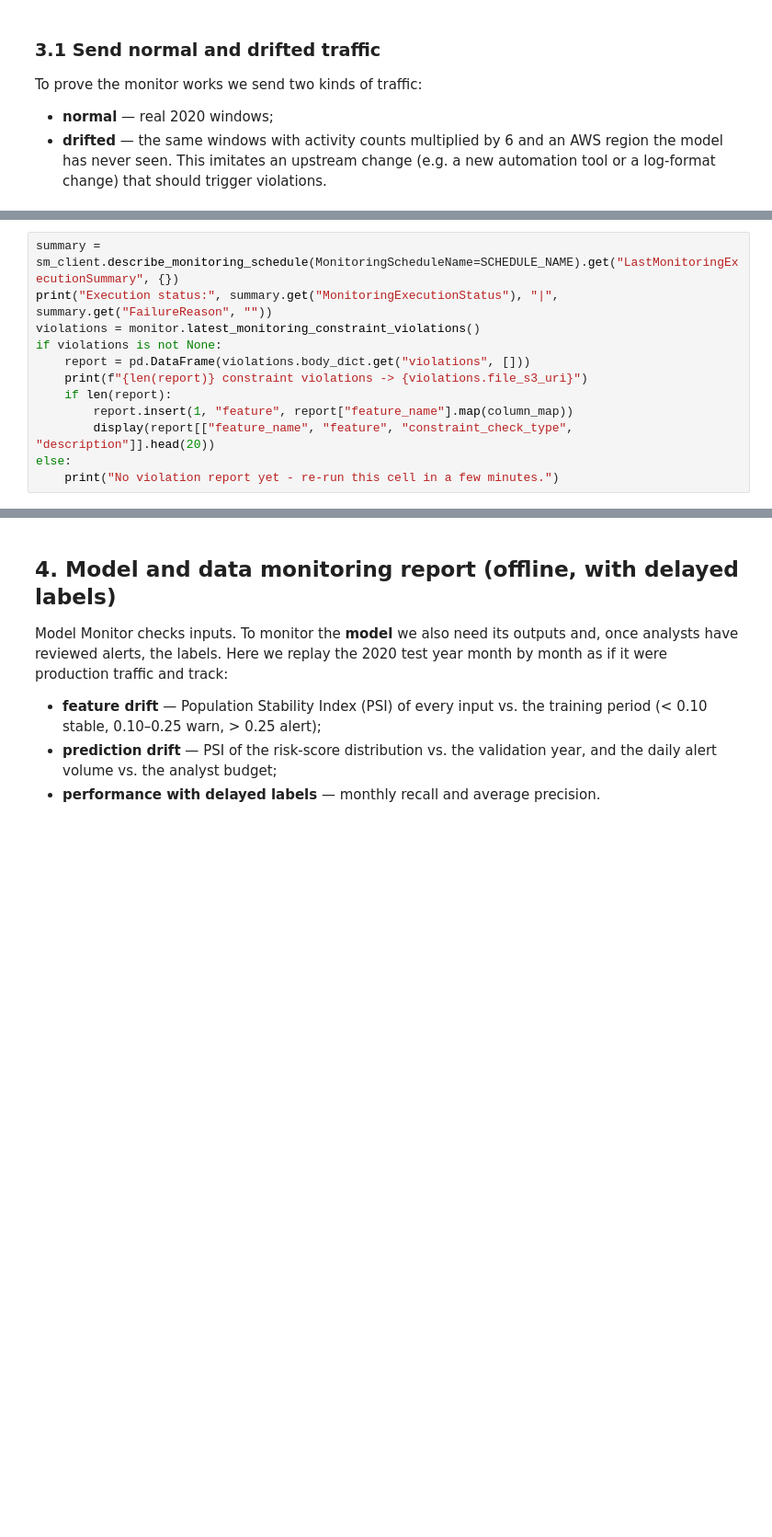
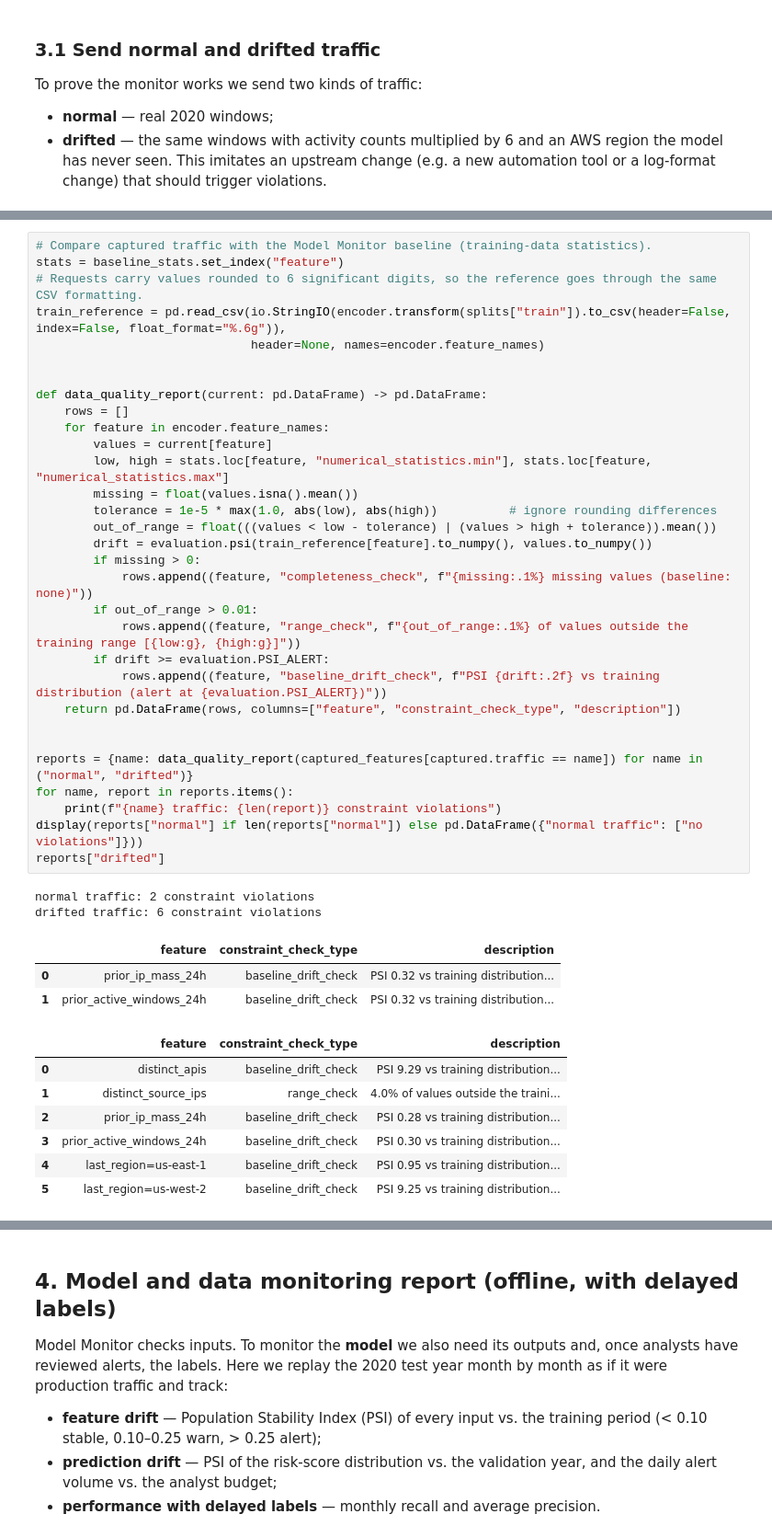
Before and after one commit to JagdishMane/AWS_CloudTrail_Suspicious_Activity_Classifier, a Jupyter notebook: notebooks/05_monitoring.ipynb, the cells around one changed output, grey strips where cells are left out. Shown at 92% size. Saved outputs shown, nothing was run; the diff lists cells and outputs as text; blank space fills up the shorter version.

```diff
--- a/notebooks/05_monitoring.ipynb
+++ b/notebooks/05_monitoring.ipynb
@@ -226,12 +248,0 @@ while time.time() < deadline:
-# %%
-summary = sm_client.describe_monitoring_schedule(MonitoringScheduleName=SCHEDULE_NAME).get("LastMonitoringExecutionSummary", {})
-print("Execution status:", summary.get("MonitoringExecutionStatus"), "|", summary.get("FailureReason", ""))
-violations = monitor.latest_monitoring_constraint_violations()
-if violations is not None:
-    report = pd.DataFrame(violations.body_dict.get("violations", []))
-    print(f"{len(report)} constraint violations -> {violations.file_s3_uri}")
-    if len(report):
-        report.insert(1, "feature", report["feature_name"].map(column_map))
-        display(report[["feature_name", "feature", "constraint_check_type", "description"]].head(20))
-else:
-    print("No violation report yet - re-run this cell in a few minutes.")
@@ -237,0 +288,44 @@ else:
+# %%
+# Compare captured traffic with the Model Monitor baseline (training-data statistics).
+stats = baseline_stats.set_index("feature")
+# Requests carry values rounded to 6 significant digits, so the reference goes through the same CSV formatting.
+train_reference = pd.read_csv(io.StringIO(encoder.transform(splits["train"]).to_csv(header=False, index=False, float_format="%.6g")),
+                              header=None, names=encoder.feature_names)
+
+
+def data_quality_report(current: pd.DataFrame) -> pd.DataFrame:
+    rows = []
+    for feature in encoder.feature_names:
+        values = current[feature]
+        low, high = stats.loc[feature, "numerical_statistics.min"], stats.loc[feature, "numerical_statistics.max"]
+        missing = float(values.isna().mean())
+        tolerance = 1e-5 * max(1.0, abs(low), abs(high))          # ignore rounding differences
+        out_of_range = float(((values < low - tolerance) | (values > high + tolerance)).mean())
+        drift = evaluation.psi(train_reference[feature].to_numpy(), values.to_numpy())
+        if missing > 0:
+            rows.append((feature, "completeness_check", f"{missing:.1%} missing values (baseline: none)"))
+        if out_of_range > 0.01:
+            rows.append((feature, "range_check", f"{out_of_range:.1%} of values outside the training range [{low:g}, {high:g}]"))
+        if drift >= evaluation.PSI_ALERT:
+            rows.append((feature, "baseline_drift_check", f"PSI {drift:.2f} vs training distribution (alert at {evaluation.PSI_ALERT})"))
+    return pd.DataFrame(rows, columns=["feature", "constraint_check_type", "description"])
+
+
+reports = {name: data_quality_report(captured_features[captured.traffic == name]) for name in ("normal", "drifted")}
+for name, report in reports.items():
+    print(f"{name} traffic: {len(report)} constraint violations")
+display(reports["normal"] if len(reports["normal"]) else pd.DataFrame({"normal traffic": ["no violations"]}))
+reports["drifted"]
+# %% [output]
+normal traffic: 2 constraint violations
+drifted traffic: 6 constraint violations
+|  | feature | constraint_check_type | description |
+| 0 | prior_ip_mass_24h | baseline_drift_check | PSI 0.32 vs training distribution... |
+| 1 | prior_active_windows_24h | baseline_drift_check | PSI 0.32 vs training distribution... |
+|  | feature | constraint_check_type | description |
+| 0 | distinct_apis | baseline_drift_check | PSI 9.29 vs training distribution... |
+| 1 | distinct_source_ips | range_check | 4.0% of values outside the traini... |
+| 2 | prior_ip_mass_24h | baseline_drift_check | PSI 0.28 vs training distribution... |
+| 3 | prior_active_windows_24h | baseline_drift_check | PSI 0.30 vs training distribution... |
+| 4 | last_region=us-east-1 | baseline_drift_check | PSI 0.95 vs training distribution... |
+| 5 | last_region=us-west-2 | baseline_drift_check | PSI 9.25 vs training distribution... |
```
Also changed, not shown: parts of 17 cells of this notebook.
